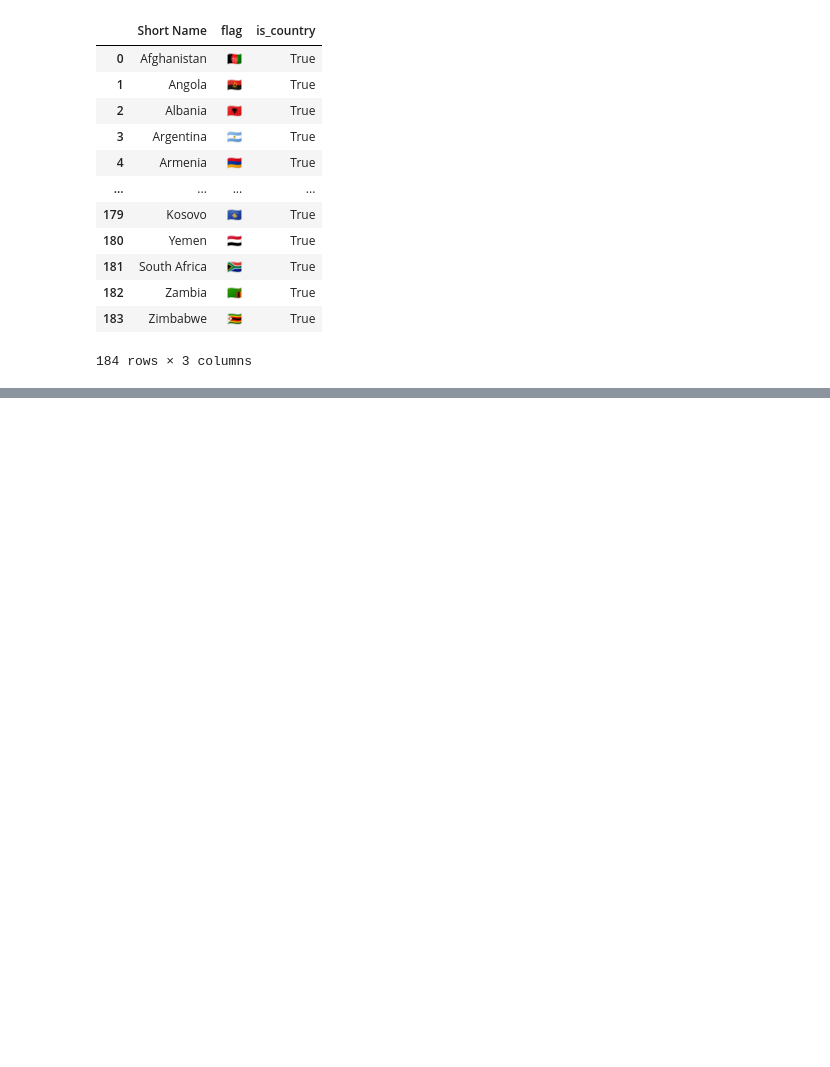
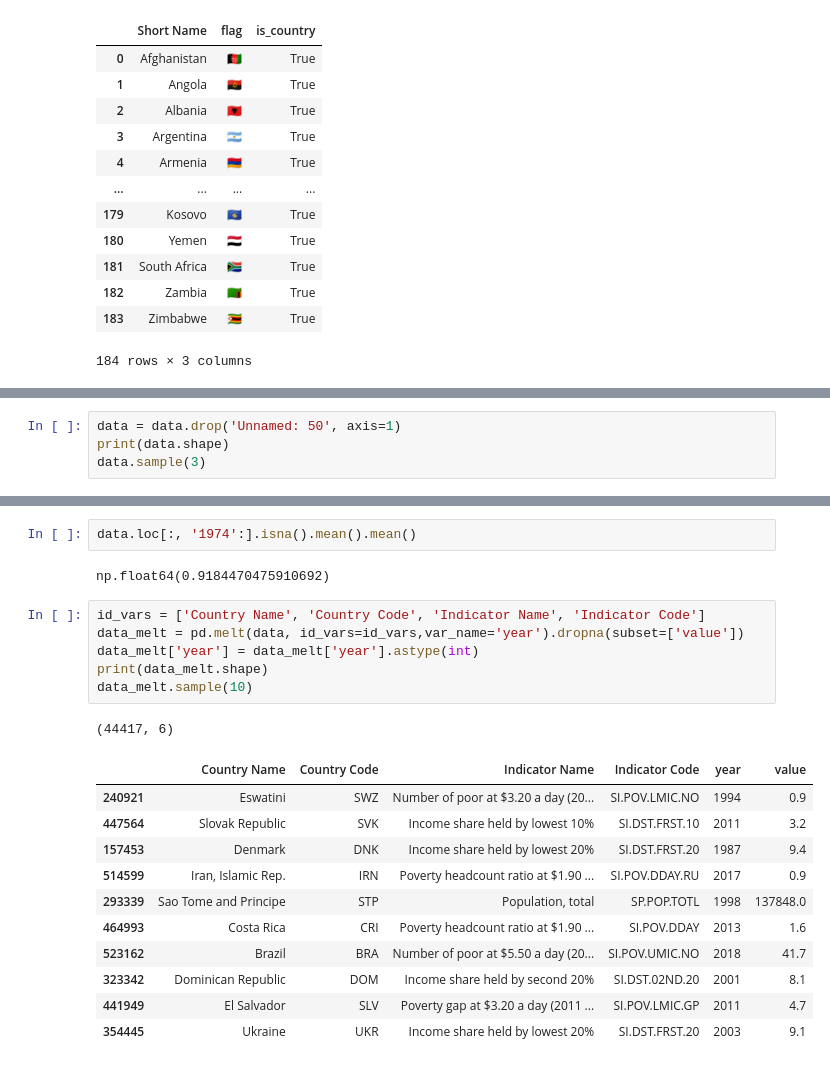
Before and after one commit to alex-chin/Interactive-Dashboards-and-Data-Apps-with-Plotly-and-Dash, a Jupyter notebook: chapter_04/my04-2.ipynb, the cells around one changed output, grey strips where cells are left out. Saved outputs shown, nothing was run; the diff lists cells and outputs as text; blank space fills up the shorter version.

```diff
--- a/chapter_04/my04-2.ipynb
+++ b/chapter_04/my04-2.ipynb
@@ -208,0 +250,4 @@ country[['Short Name', 'flag', 'is_country']]
+# %%
+data = data.drop('Unnamed: 50', axis=1)
+print(data.shape)
+data.sample(3)
@@ -208,0 +260,23 @@ country[['Short Name', 'flag', 'is_country']]
+# %%
+data.loc[:, '1974':].isna().mean().mean()
+# %% [output]
+np.float64(0.9184470475910692)
+# %%
+id_vars = ['Country Name', 'Country Code', 'Indicator Name', 'Indicator Code']
+data_melt = pd.melt(data, id_vars=id_vars,var_name='year').dropna(subset=['value'])
+data_melt['year'] = data_melt['year'].astype(int)
+print(data_melt.shape)
+data_melt.sample(10)
+# %% [output]
+(44417, 6)
+|  | Country Name | Country Code | Indicator Name | Indicator Code | year | value |
+| 240921 | Eswatini | SWZ | Number of poor at $3.20 a day (20... | SI.POV.LMIC.NO | 1994 | 0.9 |
+| 447564 | Slovak Republic | SVK | Income share held by lowest 10% | SI.DST.FRST.10 | 2011 | 3.2 |
+| 157453 | Denmark | DNK | Income share held by lowest 20% | SI.DST.FRST.20 | 1987 | 9.4 |
+| 514599 | Iran, Islamic Rep. | IRN | Poverty headcount ratio at $1.90 ... | SI.POV.DDAY.RU | 2017 | 0.9 |
+| 293339 | Sao Tome and Principe | STP | Population, total | SP.POP.TOTL | 1998 | 137848.0 |
+| 464993 | Costa Rica | CRI | Poverty headcount ratio at $1.90 ... | SI.POV.DDAY | 2013 | 1.6 |
+| 523162 | Brazil | BRA | Number of poor at $5.50 a day (20... | SI.POV.UMIC.NO | 2018 | 41.7 |
+| 323342 | Dominican Republic | DOM | Income share held by second 20% | SI.DST.02ND.20 | 2001 | 8.1 |
+| 441949 | El Salvador | SLV | Poverty gap at $3.20 a day (2011 ... | SI.POV.LMIC.GP | 2011 | 4.7 |
+| 354445 | Ukraine | UKR | Income share held by lowest 20% | SI.DST.FRST.20 | 2003 | 9.1 |
```
Also changed, not shown: parts of 10 cells of this notebook, 1 other file.
